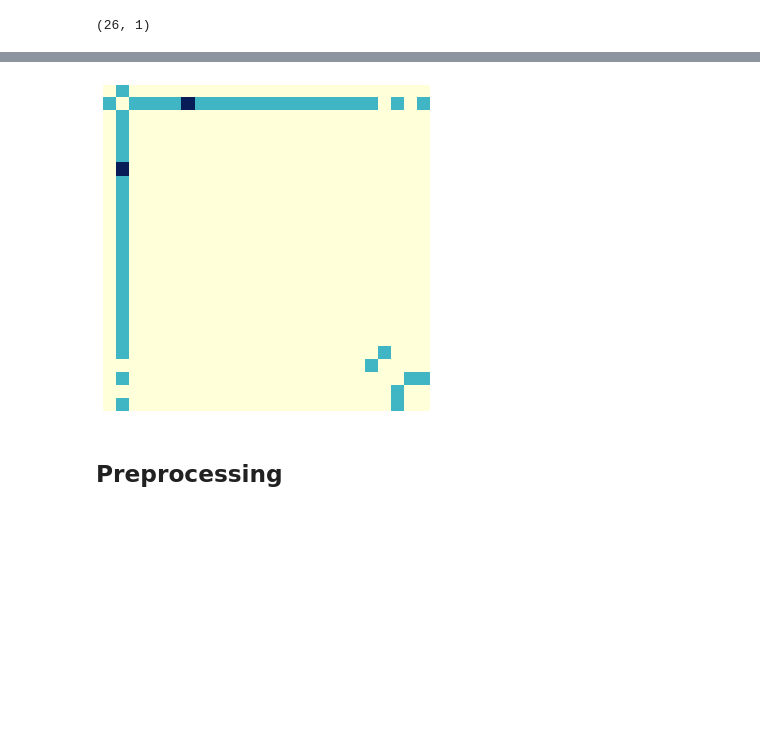
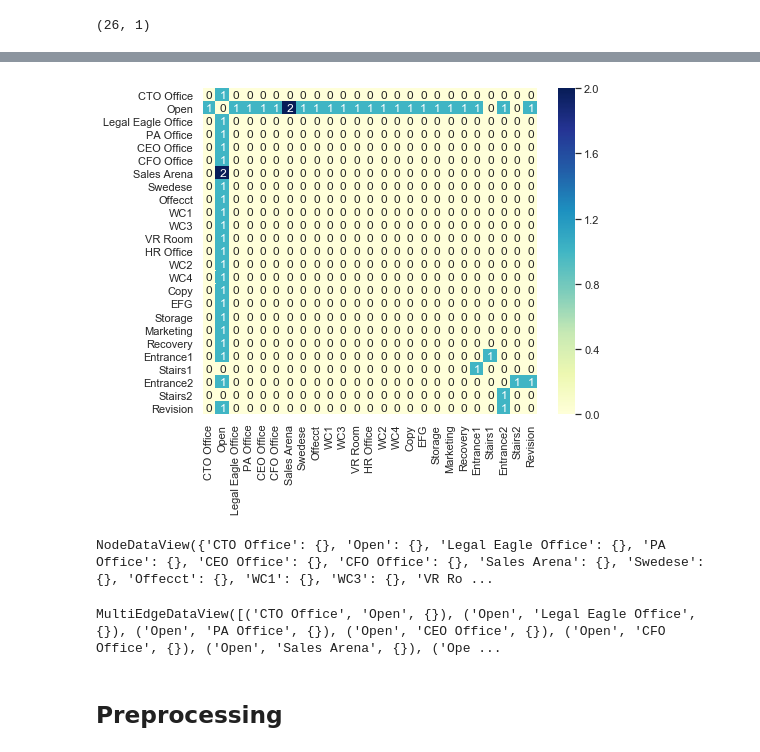
Before and after one commit to GAnagno/Social-Web, a Jupyter notebook: Spectral Layout.ipynb, the cells around one changed output, grey strips where cells are left out. Cells and saved outputs as stored; diff of their text form; code cells hidden in the pictures; blank space fills up the shorter version.

```diff
--- a/Spectral Layout.ipynb
+++ b/Spectral Layout.ipynb
@@ -113,11 +160,19 @@ nx.draw(G, pos, with_labels=True, edge_color=c, width=1.5, edge_cmap=plt.cm.Pair
-# %%
-from nxviz import MatrixPlot
-
-m = MatrixPlot(G)
-m.draw()
-plt.show()
-# %% [output]
-[figure, removed]
+# %%
+import seaborn as sns
+A = nx.to_numpy_matrix(G)
+plt.figure(figsize=(7.5,6))
+sns.set()
+sns.heatmap(A, cmap="YlGnBu", annot=True, xticklabels=G.nodes, yticklabels=G.nodes);
+# %% [output]
+[figure, added]
+# %%
+G.nodes(data=True)
+# %% [output]
+NodeDataView({'CTO Office': {}, 'Open': {}, 'Legal Eagle Office': {}, 'PA Office': {}, 'CEO Office': {}, 'CFO Office': {}, 'Sales Arena': {}, 'Swedese': {}, 'Offecct': {}, 'WC1': {}, 'WC3': {}, 'VR Ro ...
+# %%
+G.edges(data=True)
+# %% [output]
+MultiEdgeDataView([('CTO Office', 'Open', {}), ('Open', 'Legal Eagle Office', {}), ('Open', 'PA Office', {}), ('Open', 'CEO Office', {}), ('Open', 'CFO Office', {}), ('Open', 'Sales Arena', {}), ('Ope ...
 # %% [markdown]
 ## Preprocessing
 # %%
```
Also changed, not shown: parts of 29 cells of this notebook.
